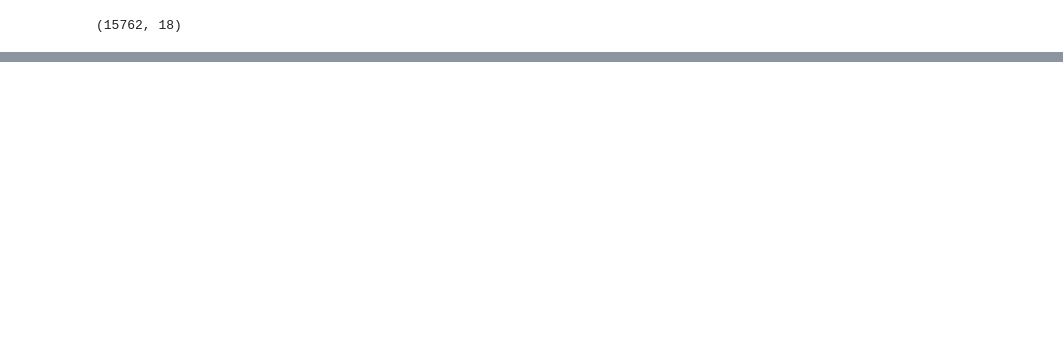
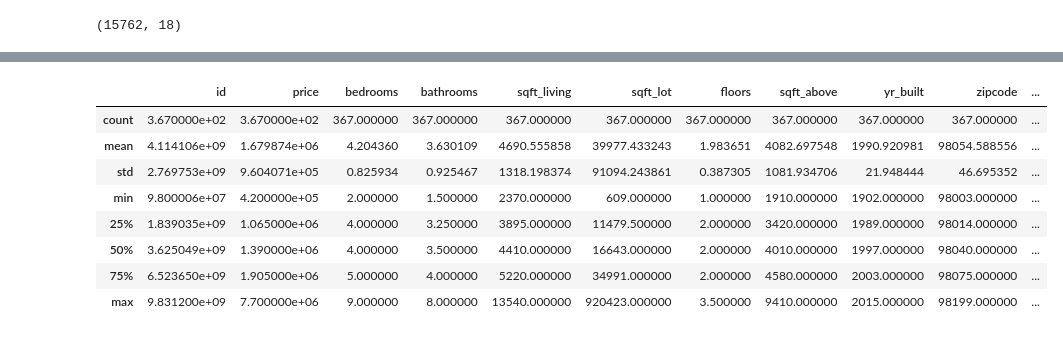
Before and after one commit to vivyhasadream/DS_P2_King-County-House-Sales-Predict, a Jupyter notebook: Karan_Data _Cleaning 1.ipynb, the cells around one changed output, grey strips where cells are left out. Drawn from its saved outputs; the diff is of its cells as text; code cells hidden in the pictures; blank space fills up the shorter version.

```diff
--- a/Karan_Data _Cleaning 1.ipynb
+++ b/Karan_Data _Cleaning 1.ipynb
@@ -295,0 +393,12 @@ new_df
+# %%
+high.describe()
+# %% [output]
+|  | id | price | bedrooms | bathrooms | sqft_living | sqft_lot | floors | sqft_above | yr_built | zipcode | ... |
+| count | 3.670000e+02 | 3.670000e+02 | 367.000000 | 367.000000 | 367.000000 | 367.000000 | 367.000000 | 367.000000 | 367.000000 | 367.000000 | ... |
+| mean | 4.114106e+09 | 1.679874e+06 | 4.204360 | 3.630109 | 4690.555858 | 39977.433243 | 1.983651 | 4082.697548 | 1990.920981 | 98054.588556 | ... |
+| std | 2.769753e+09 | 9.604071e+05 | 0.825934 | 0.925467 | 1318.198374 | 91094.243861 | 0.387305 | 1081.934706 | 21.948444 | 46.695352 | ... |
+| min | 9.800006e+07 | 4.200000e+05 | 2.000000 | 1.500000 | 2370.000000 | 609.000000 | 1.000000 | 1910.000000 | 1902.000000 | 98003.000000 | ... |
+| 25% | 1.839035e+09 | 1.065000e+06 | 4.000000 | 3.250000 | 3895.000000 | 11479.500000 | 2.000000 | 3420.000000 | 1989.000000 | 98014.000000 | ... |
+| 50% | 3.625049e+09 | 1.390000e+06 | 4.000000 | 3.500000 | 4410.000000 | 16643.000000 | 2.000000 | 4010.000000 | 1997.000000 | 98040.000000 | ... |
+| 75% | 6.523650e+09 | 1.905000e+06 | 5.000000 | 4.000000 | 5220.000000 | 34991.000000 | 2.000000 | 4580.000000 | 2003.000000 | 98075.000000 | ... |
+| max | 9.831200e+09 | 7.700000e+06 | 9.000000 | 8.000000 | 13540.000000 | 920423.000000 | 3.500000 | 9410.000000 | 2015.000000 | 98199.000000 | ... |
```
Also changed, not shown: parts of 25 cells of this notebook, 4 other files.
